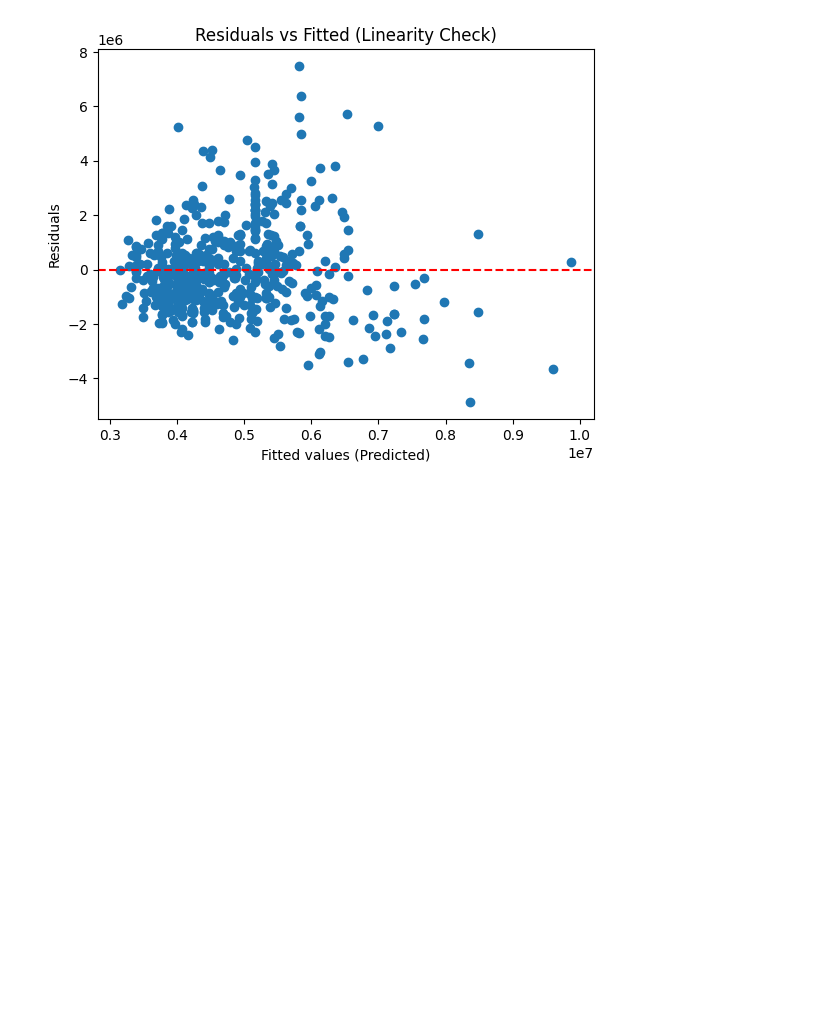
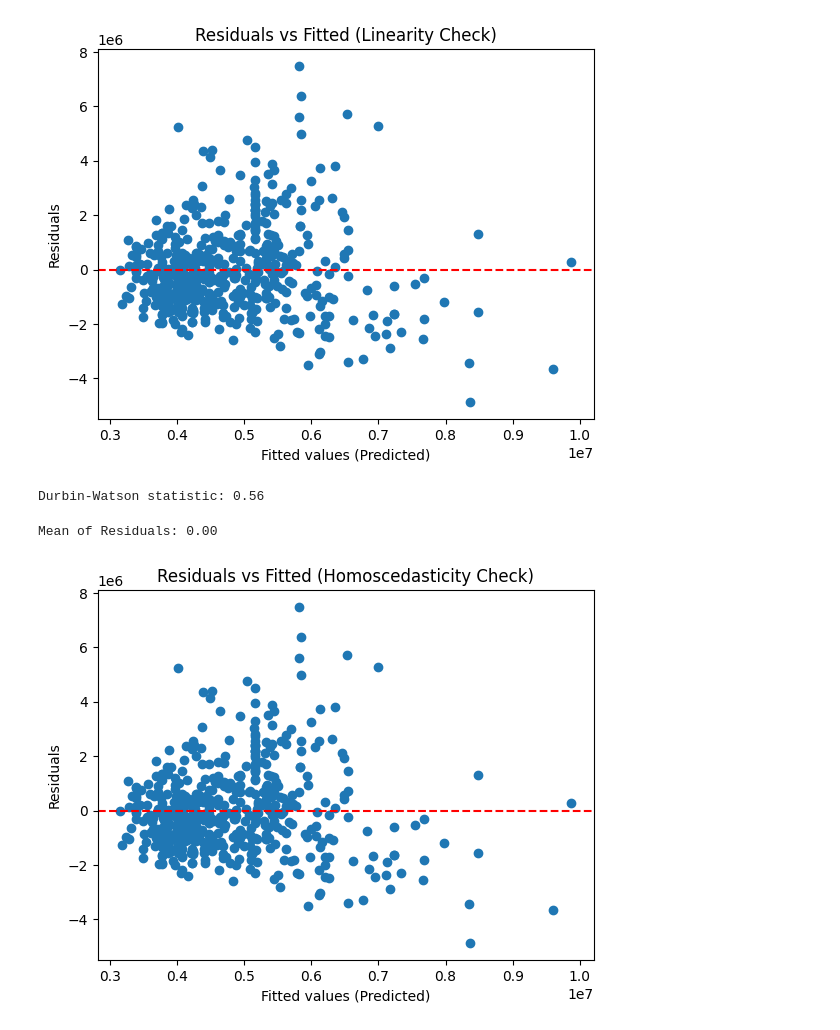
Before and after one commit to DOodle25/iiitm-gwl, a Jupyter notebook: ML-Lab/Lab-4-Linear-Regression/lab4.ipynb, the cells around one changed output. Saved outputs shown, nothing was run; the diff lists cells and outputs as text; code cells hidden in the pictures; blank space fills up the shorter version.

```diff
--- a/ML-Lab/Lab-4-Linear-Regression/lab4.ipynb
+++ b/ML-Lab/Lab-4-Linear-Regression/lab4.ipynb
@@ -205,3 +102,31 @@ plt.show()
 # %% [output]
 Simple Linear Regression Coef: [461.97489427] Intercept: 2387308.4823964303
 [figure]
+# %%
+# Assumption Two: Predictors (x) are Independent & Observed with Negligible Error
+# Durbin-Watson Test for Autocorrelation if value is between 1.5 to 2.5 then there is no autocorrelation.
+# but if the value is less than 1.5 then there is positive autocorrelation
+# and if the value is greater than 2.5 then there is negative autocorrelation.
+# value is 0.56 so there is positive autocorrelation
+from statsmodels.stats.stattools import durbin_watson
+
+dw_stat = durbin_watson(residuals_simple)
+print(f"Durbin-Watson statistic: {dw_stat:.2f}")
+# %% [output]
+Durbin-Watson statistic: 0.56
+# %%
+# Assumption Three: Residual Errors have a Mean Value of Zero
+mean_residuals = np.mean(residuals_simple)
+print(f"Mean of Residuals: {mean_residuals:.2f}")
+# %% [output]
+Mean of Residuals: 0.00
+# %%
+# Assumption Four: Residual Errors have Constant Variance
+plt.scatter(y_pred_sklearn_simple, residuals_simple)
+plt.axhline(0, color='red', linestyle='--')
+plt.xlabel("Fitted values (Predicted)")
+plt.ylabel("Residuals")
+plt.title("Residuals vs Fitted (Homoscedasticity Check)")
+plt.show()
+# %% [output]
+[figure, added]
```
Also changed, not shown: parts of 3 cells of this notebook, 2 other files.
